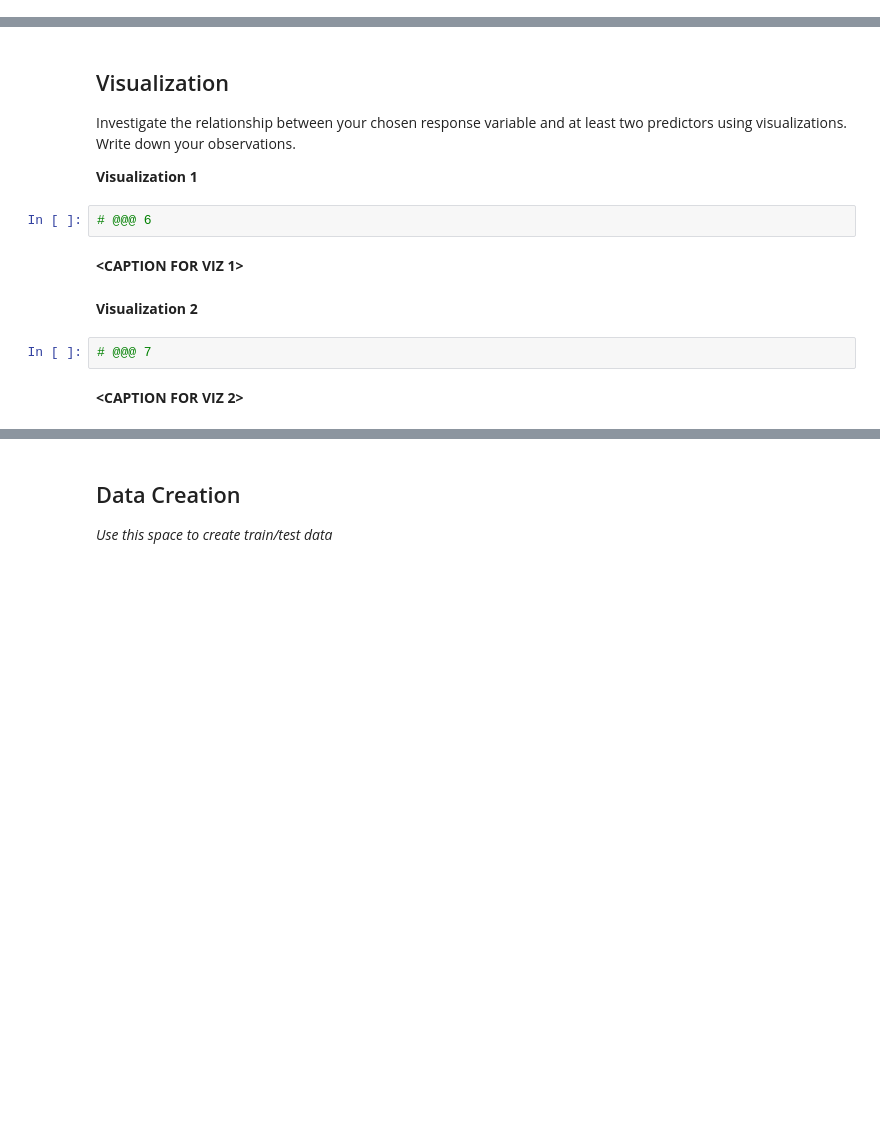
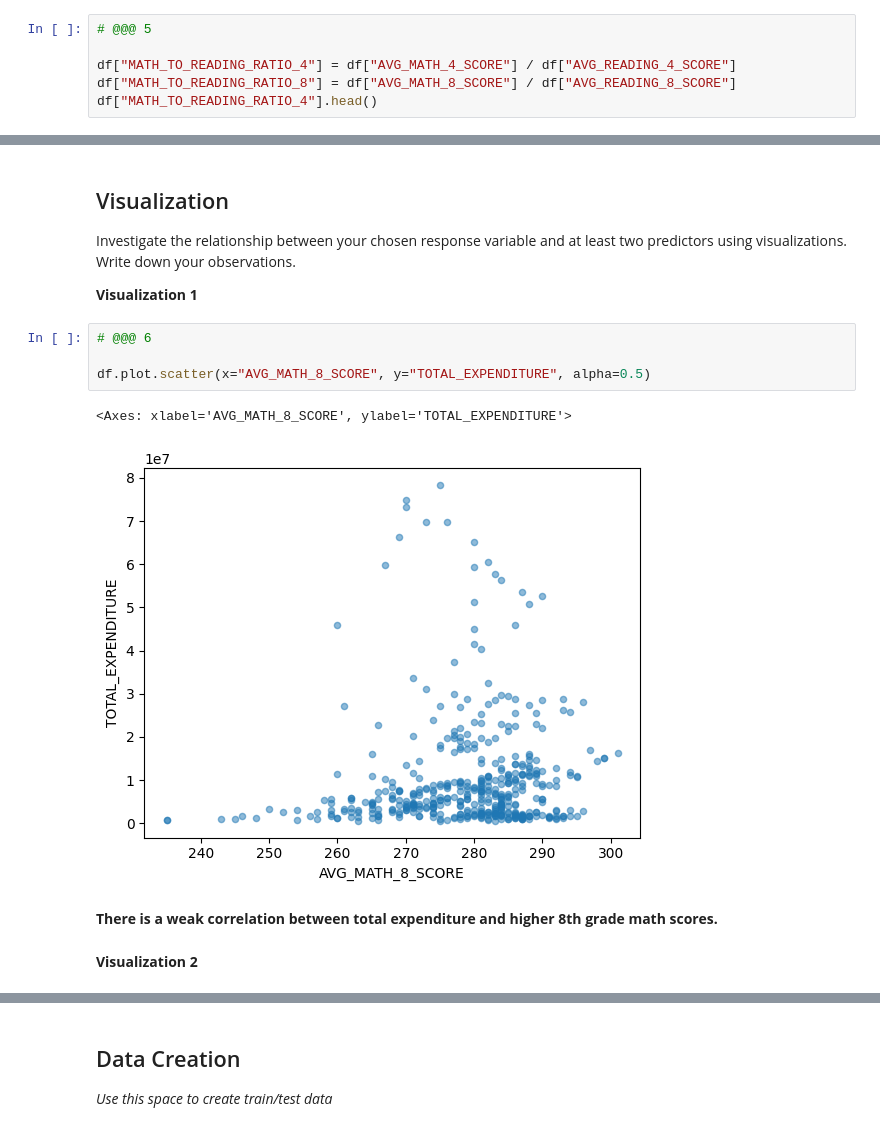
Before and after one commit to aespiritblue/MDST-Onboarding, a Jupyter notebook: tutorial1/checkpoint1.ipynb, the cells around one changed output, grey strips where cells are left out. Saved outputs shown, nothing was run; the diff lists cells and outputs as text; blank space fills up the shorter version.

```diff
--- a/tutorial1/checkpoint1.ipynb
+++ b/tutorial1/checkpoint1.ipynb
@@ -140,0 +137,6 @@ Feature engineering justification: **<BRIEFLY DESCRIBE WHY YOU MADE THE CHANGES
+# %%
+# @@@ 5
+
+df["MATH_TO_READING_RATIO_4"] = df["AVG_MATH_4_SCORE"] / df["AVG_READING_4_SCORE"]
+df["MATH_TO_READING_RATIO_8"] = df["AVG_MATH_8_SCORE"] / df["AVG_READING_8_SCORE"]
+df["MATH_TO_READING_RATIO_4"].head()
@@ -144,13 +155,14 @@ Feature engineering justification: **<BRIEFLY DESCRIBE WHY YOU MADE THE CHANGES
 Investigate the relationship between your chosen response variable and at least two predictors using visualizations. Write down your observations.
 
 **Visualization 1**
-# %%
-# @@@ 6
-# %% [markdown]
-**<CAPTION FOR VIZ 1>**
+# %%
+# @@@ 6
+
+df.plot.scatter(x="AVG_MATH_8_SCORE", y="TOTAL_EXPENDITURE", alpha=0.5)
+# %% [output]
+<Axes: xlabel='AVG_MATH_8_SCORE', ylabel='TOTAL_EXPENDITURE'>
+[figure, added]
+# %% [markdown]
+**There is a weak correlation between total expenditure and higher 8th grade math scores.**
 # %% [markdown]
 **Visualization 2**
-# %%
-# @@@ 7
-# %% [markdown]
-**<CAPTION FOR VIZ 2>**
```
Also changed, not shown: parts of 18 cells of this notebook, 2 other files.
